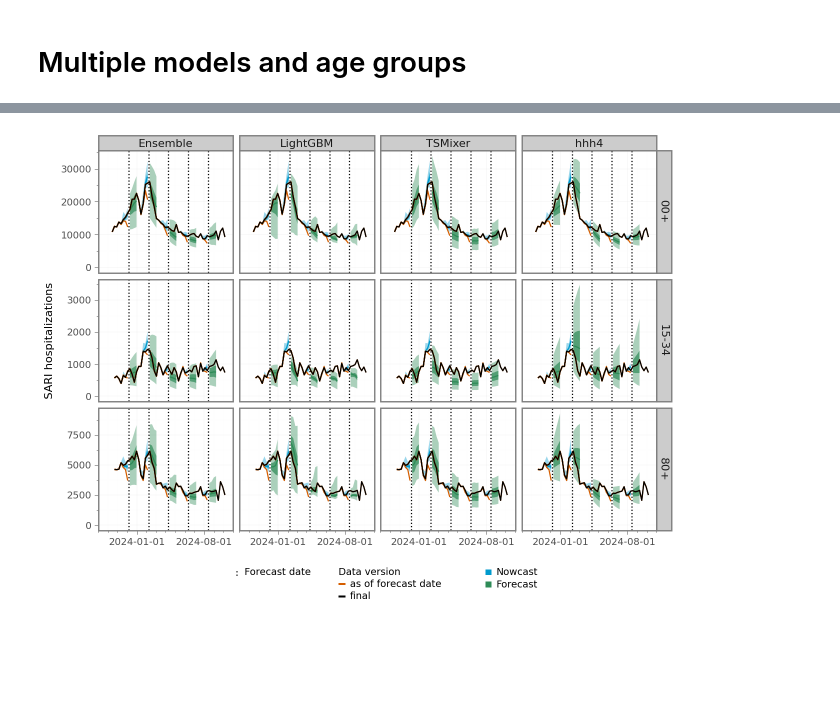
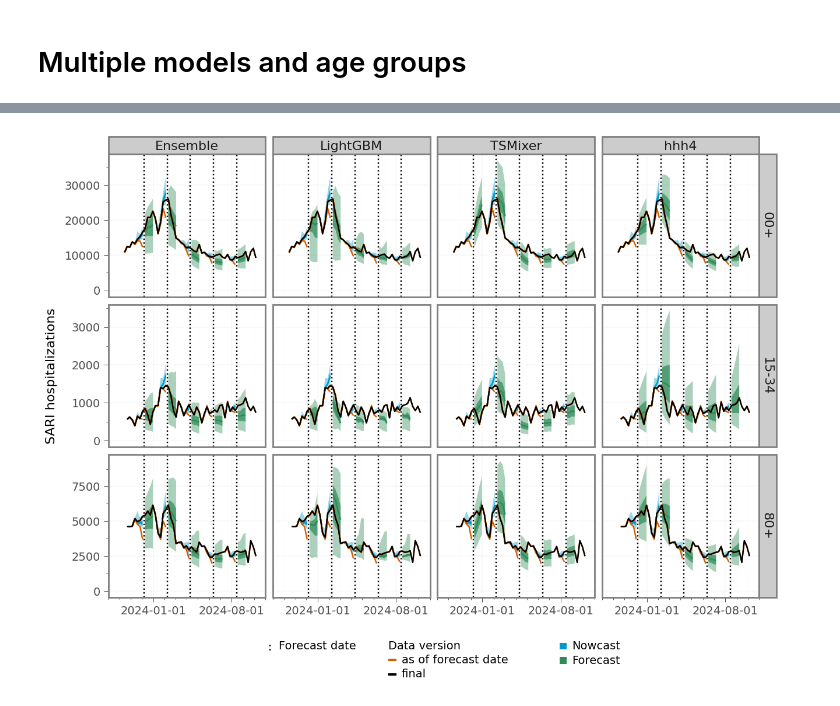
Before and after one commit to dwolffram/replication-sari-forecasting, a Jupyter notebook: code/plot_forecasts.ipynb, the cells around one changed output, grey strips where cells are left out. Saved outputs shown, nothing was run; the diff lists cells and outputs as text; code cells hidden in the pictures; blank space fills up the shorter version.

Commit message:
fix plot functions, paths and saving issues

```diff
--- a/code/plot_forecasts.ipynb
+++ b/code/plot_forecasts.ipynb
@@ -513,9 +282,7 @@ df_forecast = pd.DataFrame()
 df_dates = pd.DataFrame()
 
 for week_shift in [0, 5]:
-    print(week_shift)
     dates = increase_dates_by_weeks(DATES, week_shift)
-    print(dates)
     forecast_dates = dates[:-1]
     df_dates_temp = pd.DataFrame({"forecast_date": forecast_dates, "shift": week_shift})
     df_dates = pd.concat([df_dates, df_dates_temp])
@@ -528,9 +295,7 @@ for week_shift in [0, 5]:
         dfs.append(df_temp)
 
     df_temp = pd.concat(dfs)
-    df_temp = df_temp.rename(
-        columns={f"icosari-sari-{'DE' if age_group == '00+' else age_group}": "value"}
-    )
+    df_temp = df_temp.rename(columns={f"icosari-sari-{'DE' if age_group == '00+' else age_group}": "value"})
     df_temp["shift"] = week_shift
     df = pd.concat([df, df_temp])
 
@@ -716,11 +456,7 @@ for age_group in age_groups:
         df = ts.to_dataframe().reset_index()
         df["forecast_date"] = f
         df["age_group"] = age_group
-        df = df.rename(
-            columns={
-                f"icosari-sari-{'DE' if age_group == '00+' else age_group}": "value"
-            }
-        )
+        df = df.rename(columns={f"icosari-sari-{'DE' if age_group == '00+' else age_group}": "value"})
         dfs.append(df)
 
 df = pd.concat(dfs)
@@ -753,5 +470,5 @@ UserWarning: The (time) index from `df` is monotonically increasing. This result
 # %%
-models = ["KIT-MeanEnsemble", "KIT-hhh4_all_data", "lightgbm_new", "tsmixer_covariates"]
+models = ["ensemble", "hhh4-coupling", "lightgbm-coupling", "tsmixer-no_covariates-coupling"]
 # %%
 forecasts = []
 for model in models:
@@ -764,9 +481,9 @@ df_forecast = pd.concat(forecasts)
 # %%
 df_forecast.model = df_forecast.model.replace(
     {
-        "KIT-MeanEnsemble": "Ensemble",
-        "KIT-hhh4_all_data": "hhh4",
-        "lightgbm_new": "LightGBM",
-        "tsmixer_covariates": "TSMixer",
+        "ensemble": "Ensemble",
+        "hhh4-coupling": "hhh4",
+        "lightgbm-coupling": "LightGBM",
+        "tsmixer-no_covariates-coupling": "TSMixer",
     }
 )
@@ -844,9 +558,7 @@ p = (
     )
     + geom_line(
         data=df,
-        mapping=aes(
-            x="date", y="value", group="forecast_date", color='"as of forecast date"'
-        ),
+        mapping=aes(x="date", y="value", group="forecast_date", color='"as of forecast date"'),
     )
     + geom_line(
         data=df[df.forecast_date == "2024-10-06"],
@@ -858,47 +570,37 @@ p = (
         name="Data version",
         values={"as of forecast date": "#D55E00", "final": "black"},
         guide=guide_legend(order=2, nrow=2, direction="vertical"),
     )
     + scale_fill_manual(
         name=" ",
         values={"Forecast": "seagreen", "Nowcast": "#009ACD"},
         guide=guide_legend(order=3, nrow=2),
     )
-    + scale_linetype_manual(
-        name=" ", values={"Forecast date": "dotted"}, guide=guide_legend(order=1)
-    )
-    + scale_alpha_manual(
-        name="Forecasts with \nprediction intervals:", values=alphas, guide=None
-    )
+    + scale_linetype_manual(name=" ", values={"Forecast date": "dotted"}, guide=guide_legend(order=1))
+    + scale_alpha_manual(name="Forecasts with \nprediction intervals:", values=alphas, guide=None)
     + scale_x_date(
         breaks=[pd.Timestamp("2024-01-01"), pd.Timestamp("2024-08-01")],
         date_minor_breaks="1 month",
     )
     + theme(
         legend_position="bottom",
         legend_title=element_text(size=7),
         legend_text=element_text(size=7),
         legend_spacing=20,
         legend_key=element_blank(),
         legend_key_size=5,
         strip_text=element_text(size=8, margin={"t": 2, "b": 2, "l": 2, "r": 2}),
         axis_title_y=element_text(size=8),
         axis_text=element_text(size=7),
         axis_ticks=element_line(color="black", size=0.25),
         panel_grid_major=element_line(size=0.15),
         panel_grid_minor=element_line(size=0.1),
-        # plot_margin=(1, 1.5, 0, 1.5),
-        # legend_margin=5,
-        # legend_box_spacing=0
     )
-    +
-    # guides(color=guide_legend(nrow=2),
-    #        fill=guide_legend(nrow=2))  +
-    coord_cartesian(ylim=(0, ymax))
+    + coord_cartesian(ylim=(0, None))
 )
 
-p
+p.show()
 # %% [output]
-[figure, old version]
+[figure, new version]
 # %%
 p.save(
```
Also changed, not shown: parts of 18 cells of this notebook, 38 other files.
